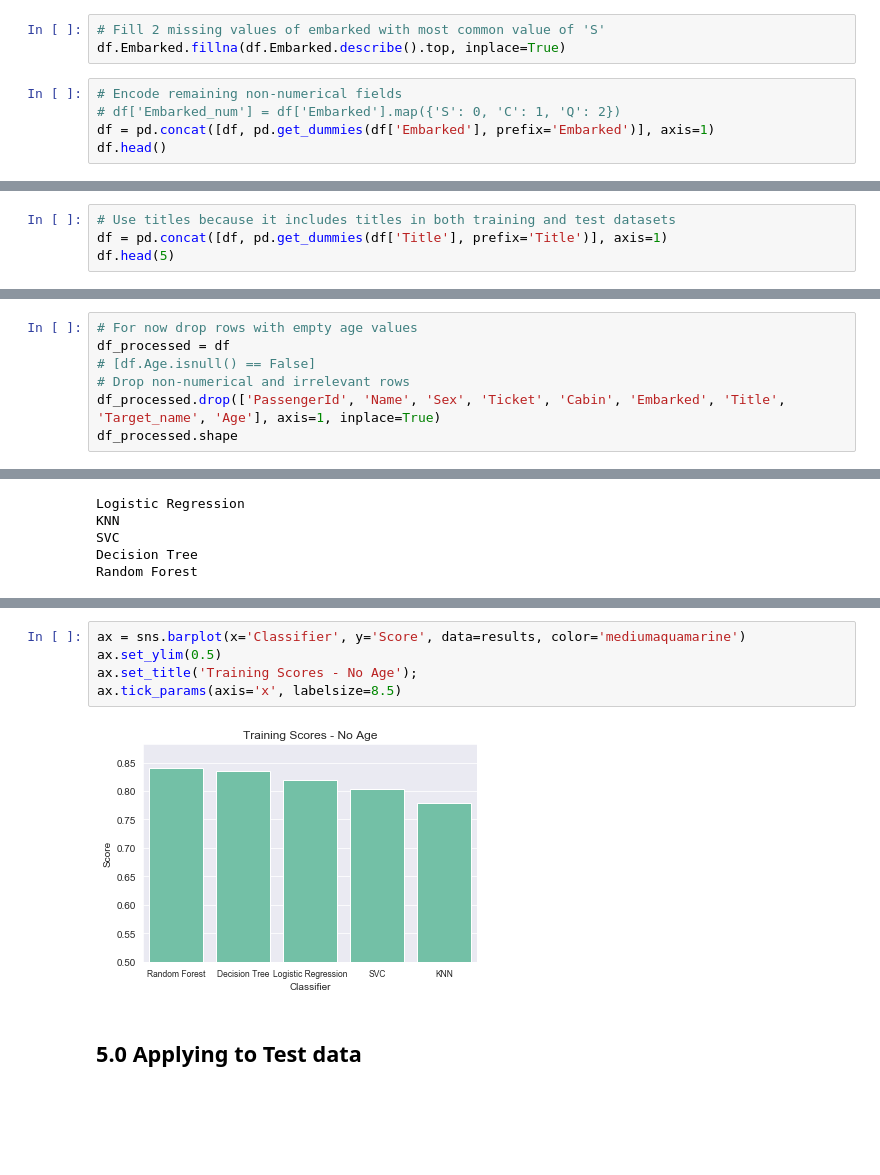
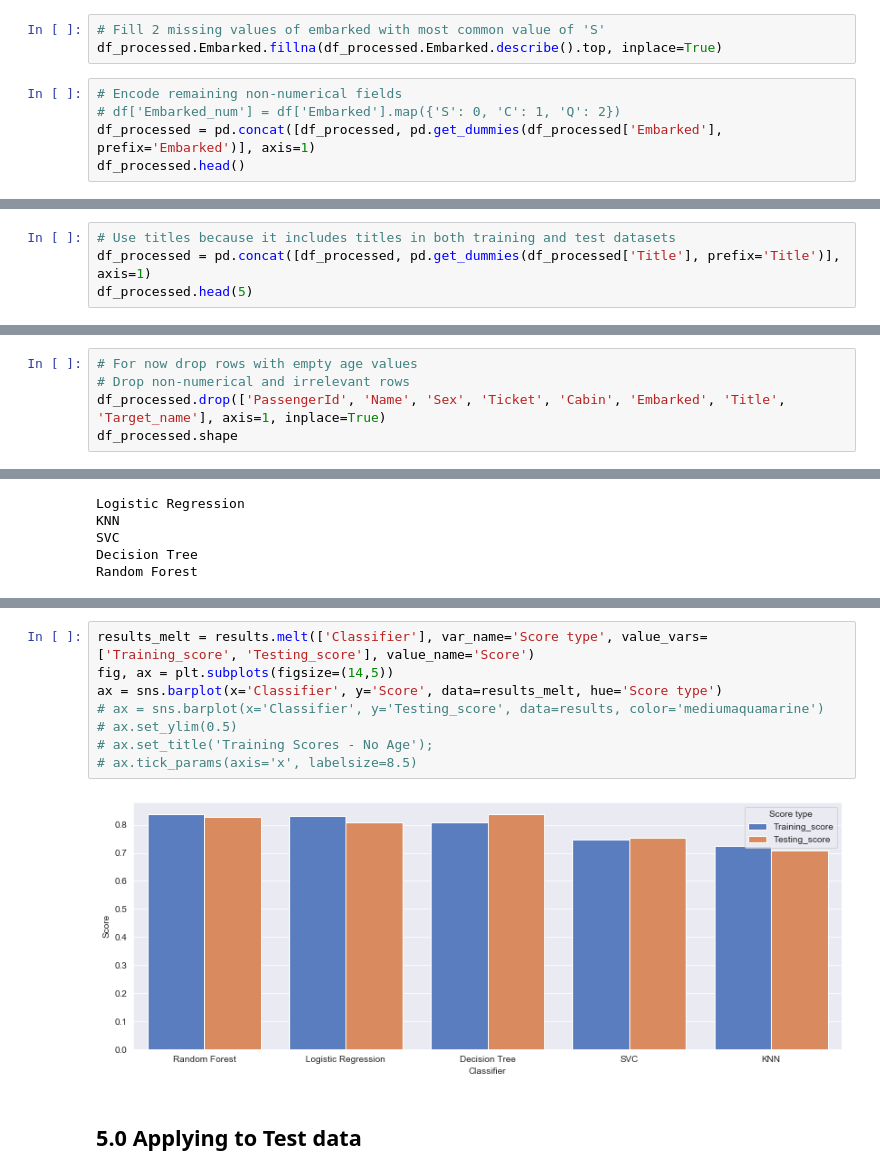
Before and after one commit to arsalanfardi/Titanic-Survival-Prediction, a Jupyter notebook: Titanic_Survival_Prediction.ipynb, the cells around one changed output, grey strips where cells are left out. Saved outputs shown, nothing was run; the diff lists cells and outputs as text; blank space fills up the shorter version.

```diff
--- a/Titanic_Survival_Prediction.ipynb
+++ b/Titanic_Survival_Prediction.ipynb
@@ -409,11 +452,11 @@ For nominal non-binary categorical data (e.g. Embarked and Titles) will require
 # %%
 # Fill 2 missing values of embarked with most common value of 'S'
-df.Embarked.fillna(df.Embarked.describe().top, inplace=True)
+df_processed.Embarked.fillna(df_processed.Embarked.describe().top, inplace=True)
 # %%
 # Encode remaining non-numerical fields
 # df['Embarked_num'] = df['Embarked'].map({'S': 0, 'C': 1, 'Q': 2})
-df = pd.concat([df, pd.get_dummies(df['Embarked'], prefix='Embarked')], axis=1)
-df.head()
+df_processed = pd.concat([df_processed, pd.get_dummies(df_processed['Embarked'], prefix='Embarked')], axis=1)
+df_processed.head()
 # %% [output]
 |  | PassengerId | Survived | Pclass | Name | Sex | Age | SibSp | Parch | Ticket | Fare | ... |
 | 0 | 1 | 0 | 3 | Braund, Mr. Owen Harris | male | 22.0 | 1 | 0 | A/5 21171 | 7.2500 | ... |
@@ -423,8 +466,8 @@ df.head()
 | 4 | 5 | 0 | 3 | Allen, Mr. William Henry | male | 35.0 | 0 | 0 | 373450 | 8.0500 | ... |
 # %%
 # Use titles because it includes titles in both training and test datasets
-df = pd.concat([df, pd.get_dummies(df['Title'], prefix='Title')], axis=1)
-df.head(5)
+df_processed = pd.concat([df_processed, pd.get_dummies(df_processed['Title'], prefix='Title')], axis=1)
+df_processed.head(5)
 # %% [output]
 |  | PassengerId | Survived | Pclass | Name | Sex | Age | SibSp | Parch | Ticket | Fare | ... |
 | 0 | 1 | 0 | 3 | Braund, Mr. Owen Harris | male | 22.0 | 1 | 0 | A/5 21171 | 7.2500 | ... |
@@ -435,9 +478,7 @@ df.head(5)
 5 rows × 36 columns
 # %%
 # For now drop rows with empty age values
-df_processed = df
-# [df.Age.isnull() == False]
 # Drop non-numerical and irrelevant rows
-df_processed.drop(['PassengerId', 'Name', 'Sex', 'Ticket', 'Cabin', 'Embarked', 'Title', 'Target_name', 'Age'], axis=1, inplace=True)
+df_processed.drop(['PassengerId', 'Name', 'Sex', 'Ticket', 'Cabin', 'Embarked', 'Title', 'Target_name'], axis=1, inplace=True)
 df_processed.shape
 # %% [output]
@@ -523,10 +564,13 @@ results.head(10)
 # %%
-ax = sns.barplot(x='Classifier', y='Score', data=results, color='mediumaquamarine')
-ax.set_ylim(0.5)
-ax.set_title('Training Scores - No Age');
-ax.tick_params(axis='x', labelsize=8.5)
+results_melt = results.melt(['Classifier'], var_name='Score type', value_vars=['Training_score', 'Testing_score'], value_name='Score')
+fig, ax = plt.subplots(figsize=(14,5))
+ax = sns.barplot(x='Classifier', y='Score', data=results_melt, hue='Score type')
+# ax = sns.barplot(x='Classifier', y='Testing_score', data=results, color='mediumaquamarine')
+# ax.set_ylim(0.5)
+# ax.set_title('Training Scores - No Age');
+# ax.tick_params(axis='x', labelsize=8.5)
 # %% [output]
-[figure, old version]
+[figure, new version]
 # %% [markdown]
 ## 5.0 Applying to Test data
 # %%
```
Also changed, not shown: parts of 17 cells of this notebook.
